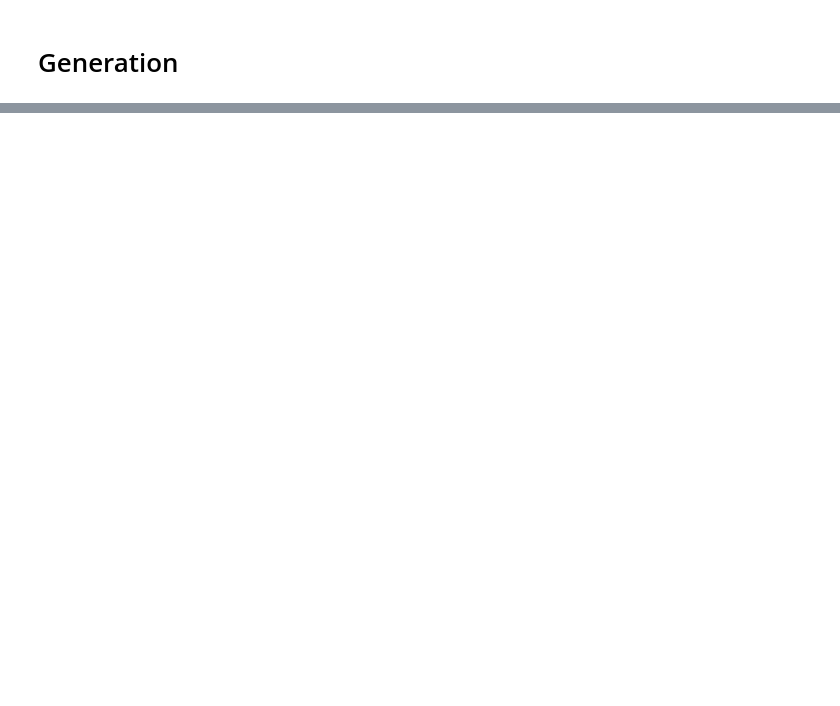
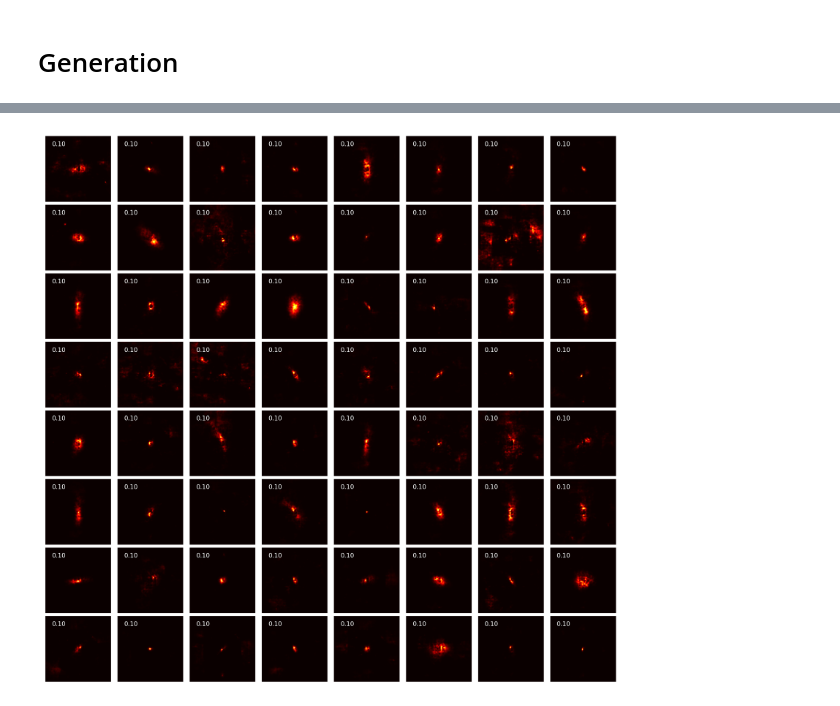
Before and after one commit to EnceladeCandy/Vae-project, a Jupyter notebook: notebooks/Reconstruction+generation.ipynb, the cells around one changed output, grey strips where cells are left out. Cells and saved outputs as stored; diff of their text form; code cells hidden in the pictures; blank space fills up the shorter version.

```diff
--- a/notebooks/Reconstruction+generation.ipynb
+++ b/notebooks/Reconstruction+generation.ipynb
@@ -159,0 +111,5 @@ plt.savefig("C:\\Users\\noedi\\Desktop\\Generation_CVAE1_beta0.1.jpeg")
+# %%
+redshift = 0.1
+generate_cvae(redshift, colour = 'hot')
+# %% [output]
+[figure, added]
```
Also changed, not shown: parts of 13 cells of this notebook.
